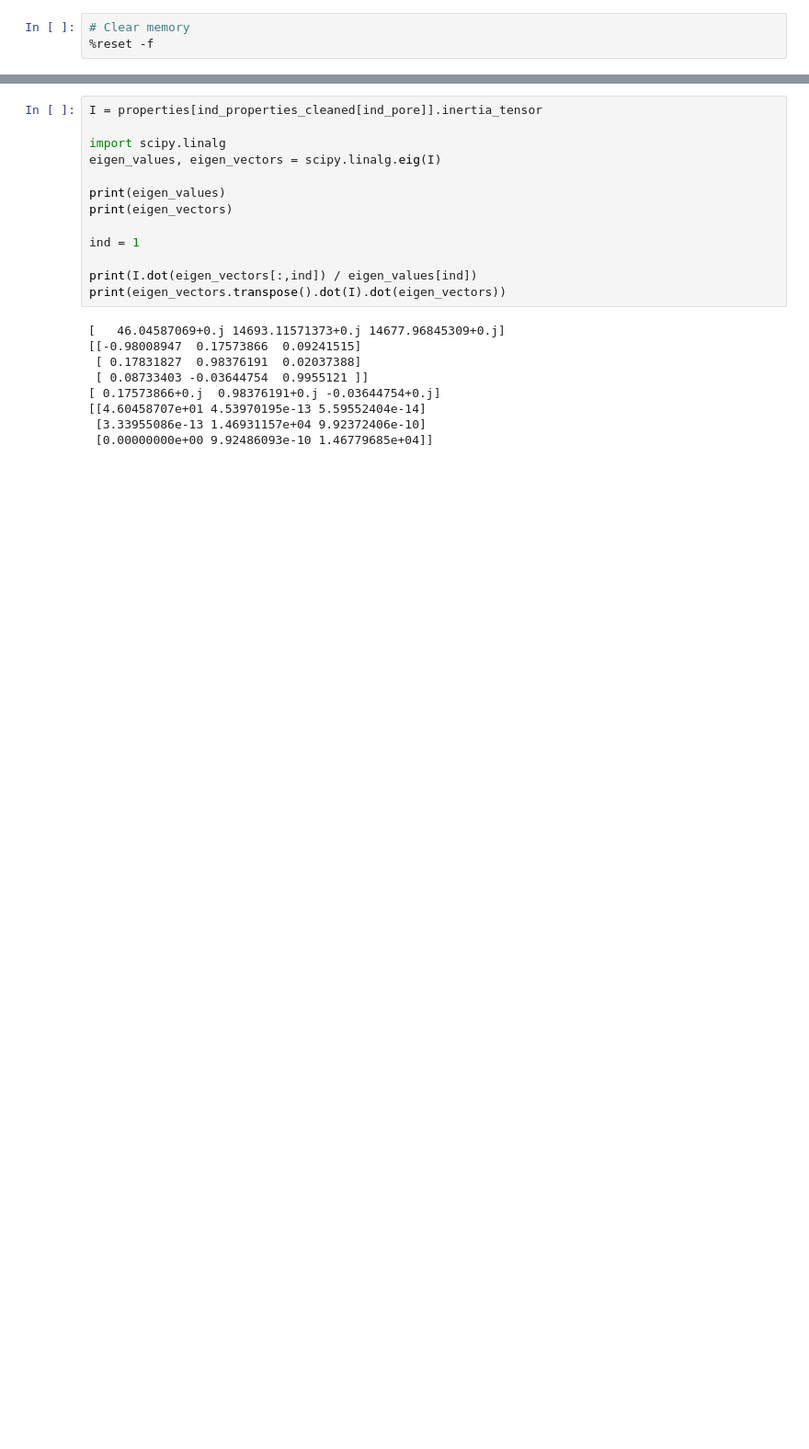
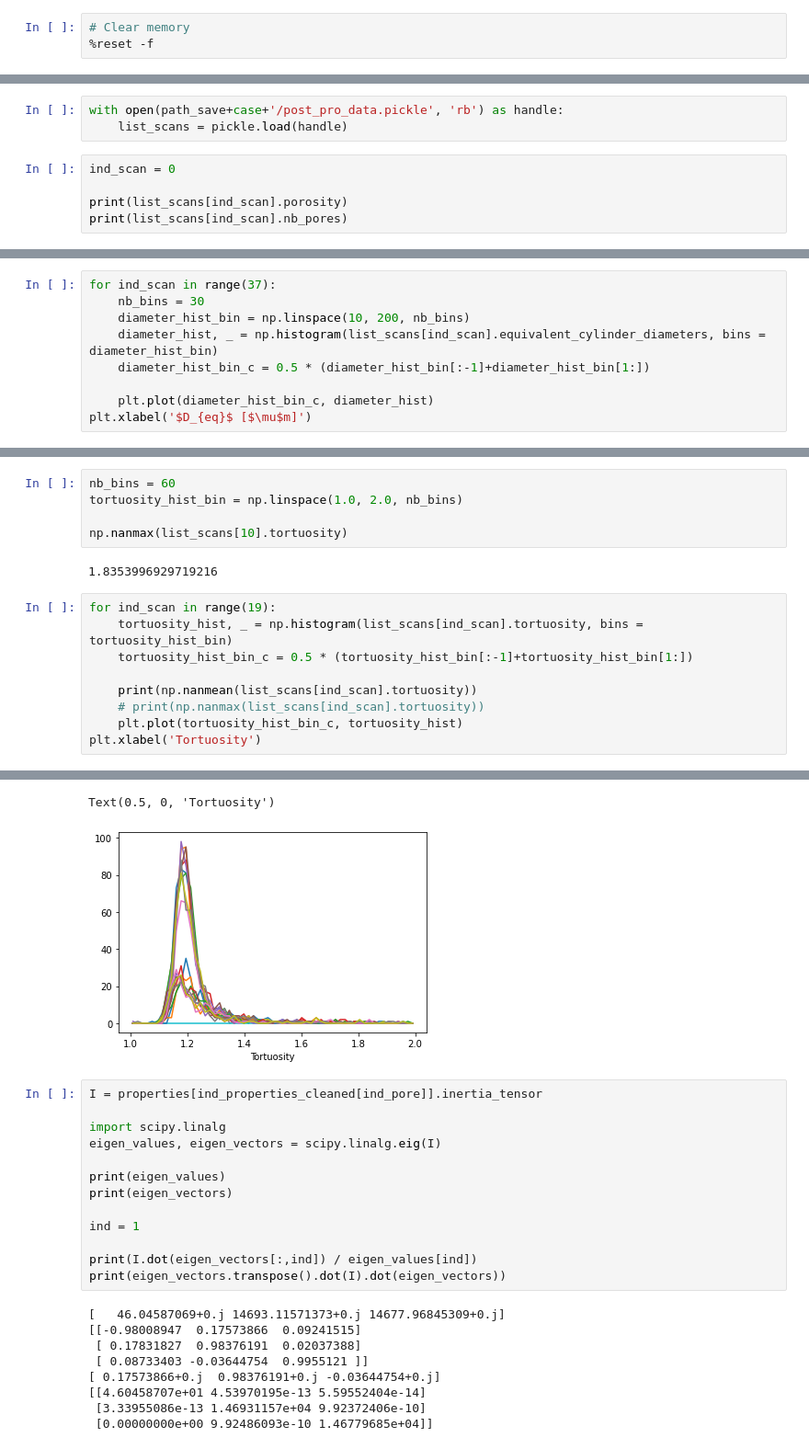
Before and after one commit to eboigne/tomoTools_als832, a Jupyter notebook: tomoTools/c_analysis.ipynb, the cells around one changed output, grey strips where cells are left out. Shown at 92% size. Drawn from its saved outputs; the diff is of its cells as text; blank space fills up the shorter version.

Commit message:
Updated c_ with batch post-pro

```diff
--- a/tomoTools/c_analysis.ipynb
+++ b/tomoTools/c_analysis.ipynb
@@ -410,0 +389,8 @@ print(np.nanmax(tortuosity))
+# %%
+with open(path_save+case+'/post_pro_data.pickle', 'rb') as handle:
+    list_scans = pickle.load(handle)
+# %%
+ind_scan = 0
+
+print(list_scans[ind_scan].porosity)
+print(list_scans[ind_scan].nb_pores)
@@ -410,0 +400,9 @@ print(np.nanmax(tortuosity))
+# %%
+for ind_scan in range(37):
+    nb_bins = 30
+    diameter_hist_bin = np.linspace(10, 200, nb_bins)
+    diameter_hist, _ = np.histogram(list_scans[ind_scan].equivalent_cylinder_diameters, bins = diameter_hist_bin)
+    diameter_hist_bin_c = 0.5 * (diameter_hist_bin[:-1]+diameter_hist_bin[1:])
+
+    plt.plot(diameter_hist_bin_c, diameter_hist)
+plt.xlabel('$D_{eq}$ [$\mu$m]')
@@ -410,0 +425,17 @@ print(np.nanmax(tortuosity))
+# %%
+nb_bins = 60
+tortuosity_hist_bin = np.linspace(1.0, 2.0, nb_bins)
+
+np.nanmax(list_scans[10].tortuosity)
+# %% [output]
+1.8353996929719216
+# %%
+for ind_scan in range(19):
+    tortuosity_hist, _ = np.histogram(list_scans[ind_scan].tortuosity, bins = tortuosity_hist_bin)
+    tortuosity_hist_bin_c = 0.5 * (tortuosity_hist_bin[:-1]+tortuosity_hist_bin[1:])
+
+    print(np.nanmean(list_scans[ind_scan].tortuosity))
+    # print(np.nanmax(list_scans[ind_scan].tortuosity))
+    plt.plot(tortuosity_hist_bin_c, tortuosity_hist)
+plt.xlabel('Tortuosity')
+# %% [output]
@@ -411,3 +461,5 @@ print(np.nanmax(tortuosity))
+Text(0.5, 0, 'Tortuosity')
+[figure, added]
 # %%
 I = properties[ind_properties_cleaned[ind_pore]].inertia_tensor
 
```
Also changed, not shown: parts of 36 cells of this notebook, 4 other files.
